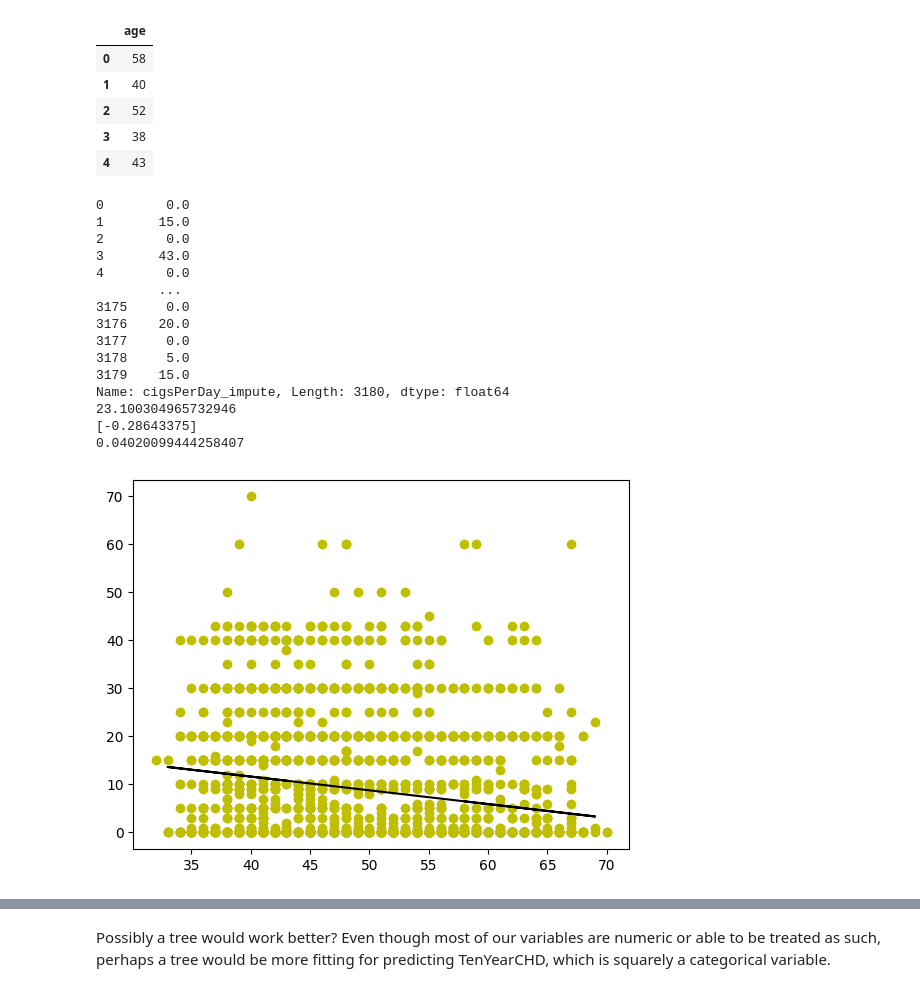
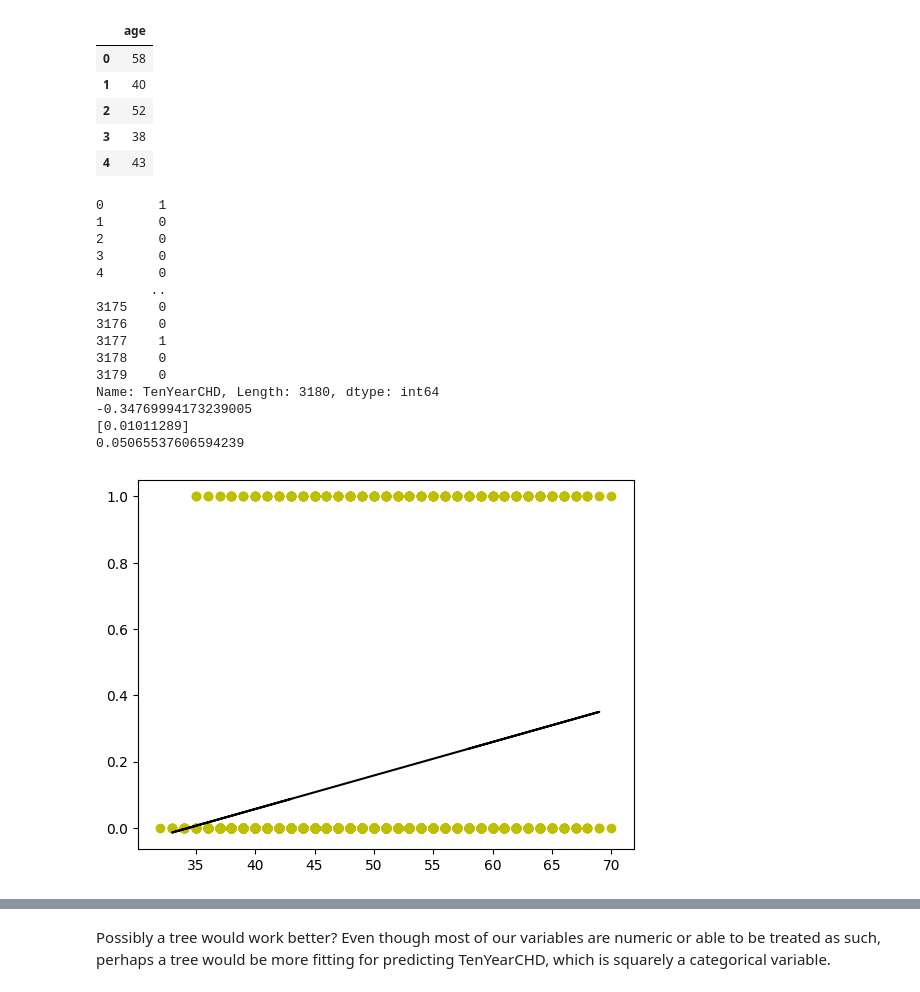
Before and after one commit to vnewsome/project_chd, a Jupyter notebook: ML_project2.ipynb, the cells around one changed output, grey strips where cells are left out. Drawn from its saved outputs; the diff is of its cells as text; code cells hidden in the pictures.

```diff
--- a/ML_project2.ipynb
+++ b/ML_project2.ipynb
@@ -300,42 +306,42 @@ X.head()
 # %%
 data = data.replace([np.nan, -np.inf], 0)
 X = data.loc[:,vars]
-y = data['cigsPerDay_impute']
+y = data['TenYearCHD']
 print(y)
 
 from sklearn.model_selection import train_test_split
 X_train, X_test, y_train, y_test = train_test_split(X, y, test_size=0.2, random_state=0)
 
 from sklearn.linear_model import LinearRegression
 regressor = LinearRegression()
 regressor.fit(X_train, y_train)
 
 LinearRegression()
 
 print(regressor.intercept_)
 print(regressor.coef_)
 print(regressor.score(X, y))
 
 y_pred = regressor.predict(X_test)
 
 plt.scatter(X_train, y_train,color='y')
 plt.plot(X_test, y_pred,color='k')
 
 plt.show()
 # %% [output]
-0        0.0
-1       15.0
-2        0.0
-3       43.0
-4        0.0
-        ...
-3175     0.0
-3176    20.0
-3177     0.0
-3178     5.0
-3179    15.0
-Name: cigsPerDay_impute, Length: 3180, dtype: float64
-23.100304965732946
-[-0.28643375]
-0.04020099444258407
+0       1
+1       0
+2       0
+3       0
+4       0
+       ..
+3175    0
+3176    0
+3177    1
+3178    0
+3179    0
+Name: TenYearCHD, Length: 3180, dtype: int64
+-0.34769994173239005
+[0.01011289]
+0.05065537606594239
-[figure, old version]
+[figure, new version]
```
Also changed, not shown: parts of 14 cells of this notebook.
